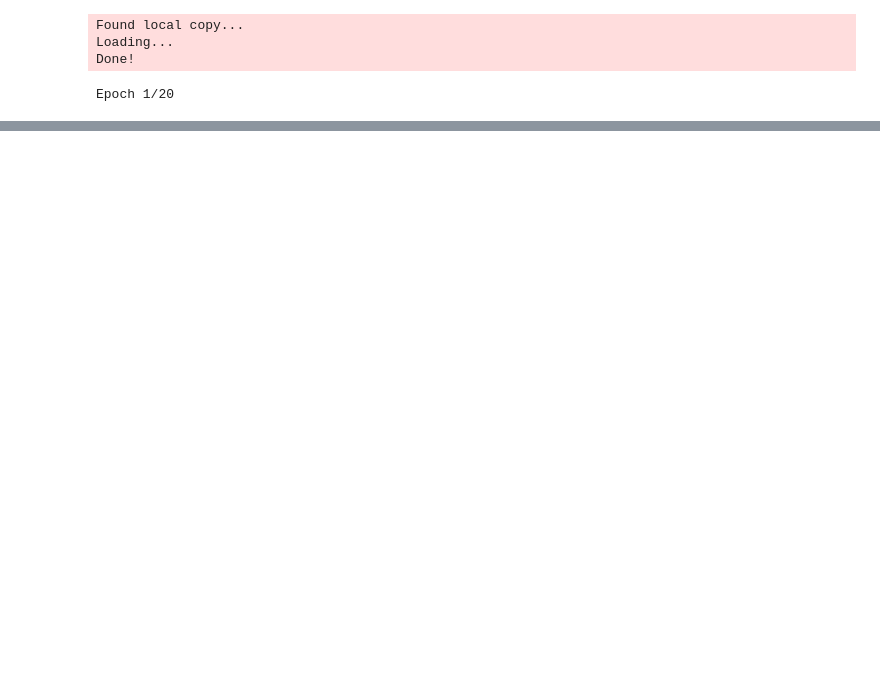
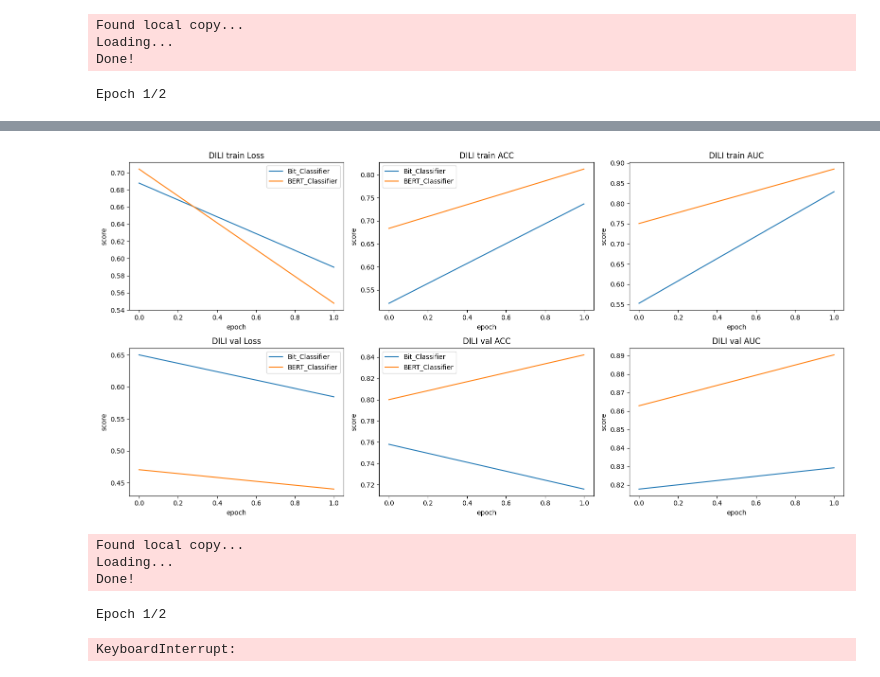
Before and after one commit to pop756/QM, a Jupyter notebook: excute.ipynb, the cells around one changed output, grey strips where cells are left out. Saved outputs shown, nothing was run; the diff lists cells and outputs as text; code cells hidden in the pictures; blank space fills up the shorter version.

```diff
--- a/excute.ipynb
+++ b/excute.ipynb
@@ -14,7 +14,7 @@ To enable them in other operations, rebuild TensorFlow with the appropriate comp
 # %%
 tox_names = ['DILI','AMES',"Carcinogens_Lagunin",'ClinTox','hERG','hERG_Karim']
 for tox_name in tox_names:
-    tox_execute = exe(tox_name,0.2,15,epoch=20,batch=32)
+    tox_execute = exe(tox_name,0.2,15,epoch=2,batch=32)
     tox_execute.forward()
     globals()['tox_execute_'+tox_name] = tox_execute
     models = {tox_execute.Bit:'Bit_Classifier',tox_execute.BERT:'BERT_Classifier'}
@@ -23,4 +23,4 @@ for tox_name in tox_names:
 Found local copy...
 Loading...
 Done!
-Epoch 1/20
+Epoch 1/2
@@ -51,0 +39,6 @@ Epoch 11/20
+[figure, added]
+Found local copy...
+Loading...
+Done!
+Epoch 1/2
+KeyboardInterrupt:
```
Also changed, not shown: parts of 2 cells of this notebook, 3 other files.
